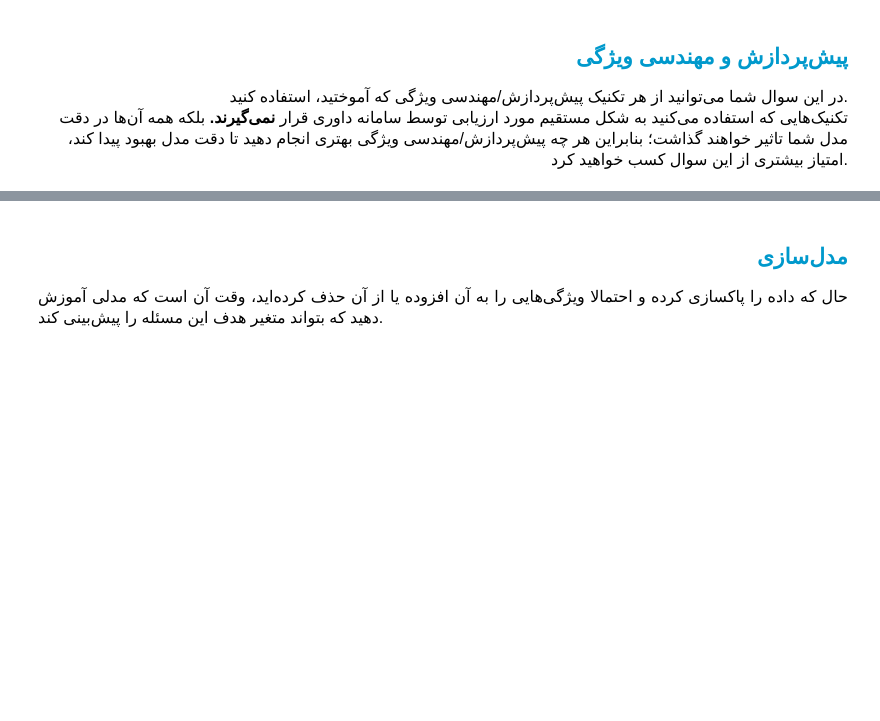
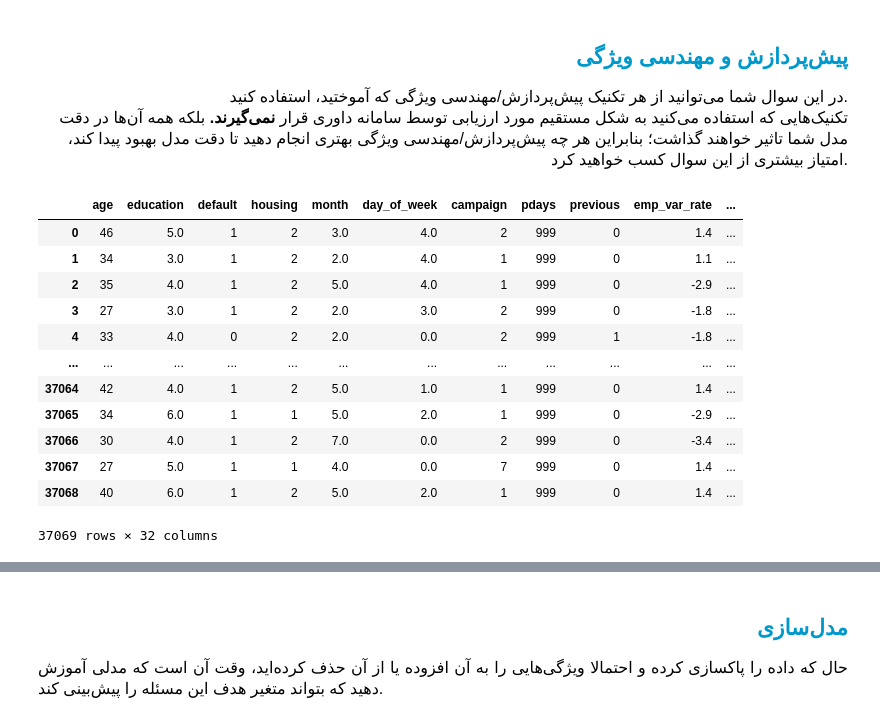
Before and after one commit to AmirrezaNasiri85/Artificial-Inteligance-Boot-Camp, a Jupyter notebook: Tamirin/Week4.3/The Marketing Gamble/all/The_Marketing_Gamble.ipynb, the cells around one changed output, grey strips where cells are left out. Drawn from its saved outputs; the diff is of its cells as text; code cells hidden in the pictures; blank space fills up the shorter version.

```diff
--- a/Tamirin/Week4.3/The Marketing Gamble/all/The_Marketing_Gamble.ipynb
+++ b/Tamirin/Week4.3/The Marketing Gamble/all/The_Marketing_Gamble.ipynb
@@ -109,0 +125,74 @@ train_df = pd.read_csv()
+# %%
+import pandas as pd
+from sklearn.preprocessing import OneHotEncoder, OrdinalEncoder
+
+# Removing duratino
+train_df = train_df.drop(columns=["duration", "poutcome"], errors="ignore")
+test_df = test_df.drop(columns=["duration", "poutcome"], errors="ignore")
+
+
+# Ordinal encoder
+education_order = [
+    "illiterate",
+    "basic.4y",
+    "basic.6y",
+    "basic.9y",
+    "high.school",
+    "professional.course",
+    "university.degree",
+]
+month_order = ["mar", "apr", "may", "jun", "jul", "aug", "sep", "oct", "nov", "dec"]
+day_order = ["mon", "tue", "wed", "thu", "fri"]
+
+ordinal_columns = ["education", "month", "day_of_week"]
+ord_encoder = OrdinalEncoder(
+    categories=[education_order, month_order, day_order],
+    handle_unknown="use_encoded_value",
+    unknown_value=-1,
+)
+
+train_df[ordinal_columns] = ord_encoder.fit_transform(train_df[ordinal_columns])
+test_df[ordinal_columns] = ord_encoder.transform(test_df[ordinal_columns])
+
+
+# Onehot encoder.
+onehot_columns = ["loan", "marital", "contact", "job"]
+ohe_encoder = OneHotEncoder(
+    drop="first",
+    sparse_output=False,
+    handle_unknown="ignore",
+).set_output(transform="pandas")
+
+train_ohe = ohe_encoder.fit_transform(train_df[onehot_columns])
+test_ohe = ohe_encoder.transform(test_df[onehot_columns])
+
+train_df = train_df.drop(columns=onehot_columns).join(train_ohe)
+test_df = test_df.drop(columns=onehot_columns).join(test_ohe)
+
+# housing and default
+map_or_not: dict = {
+    "unknown" : 0,
+    "no" : 1,
+    "yes" : 2
+}
+train_df["housing"] = train_df["housing"].map(map_or_not)
+test_df["housing"] = test_df["housing"].map(map_or_not)
+train_df["default"] = train_df["default"].map(map_or_not)
+test_df["default"] = test_df["default"].map(map_or_not)
+
+
+train_df
+# %% [output]
+|  | age | education | default | housing | month | day_of_week | campaign | pdays | previous | emp_var_rate | ... |
+| 0 | 46 | 5.0 | 1 | 2 | 3.0 | 4.0 | 2 | 999 | 0 | 1.4 | ... |
+| 1 | 34 | 3.0 | 1 | 2 | 2.0 | 4.0 | 1 | 999 | 0 | 1.1 | ... |
+| 2 | 35 | 4.0 | 1 | 2 | 5.0 | 4.0 | 1 | 999 | 0 | -2.9 | ... |
+| 3 | 27 | 3.0 | 1 | 2 | 2.0 | 3.0 | 2 | 999 | 0 | -1.8 | ... |
+| 4 | 33 | 4.0 | 0 | 2 | 2.0 | 0.0 | 2 | 999 | 1 | -1.8 | ... |
+| ... | ... | ... | ... | ... | ... | ... | ... | ... | ... | ... | ... |
+| 37064 | 42 | 4.0 | 1 | 2 | 5.0 | 1.0 | 1 | 999 | 0 | 1.4 | ... |
+| 37065 | 34 | 6.0 | 1 | 1 | 5.0 | 2.0 | 1 | 999 | 0 | -2.9 | ... |
+| 37066 | 30 | 4.0 | 1 | 2 | 7.0 | 0.0 | 2 | 999 | 0 | -3.4 | ... |
+| 37067 | 27 | 5.0 | 1 | 1 | 4.0 | 0.0 | 7 | 999 | 0 | 1.4 | ... |
+| 37068 | 40 | 6.0 | 1 | 2 | 5.0 | 2.0 | 1 | 999 | 0 | 1.4 | ... |
+37069 rows × 32 columns
```
Also changed, not shown: parts of 11 cells of this notebook, 3 other files.
